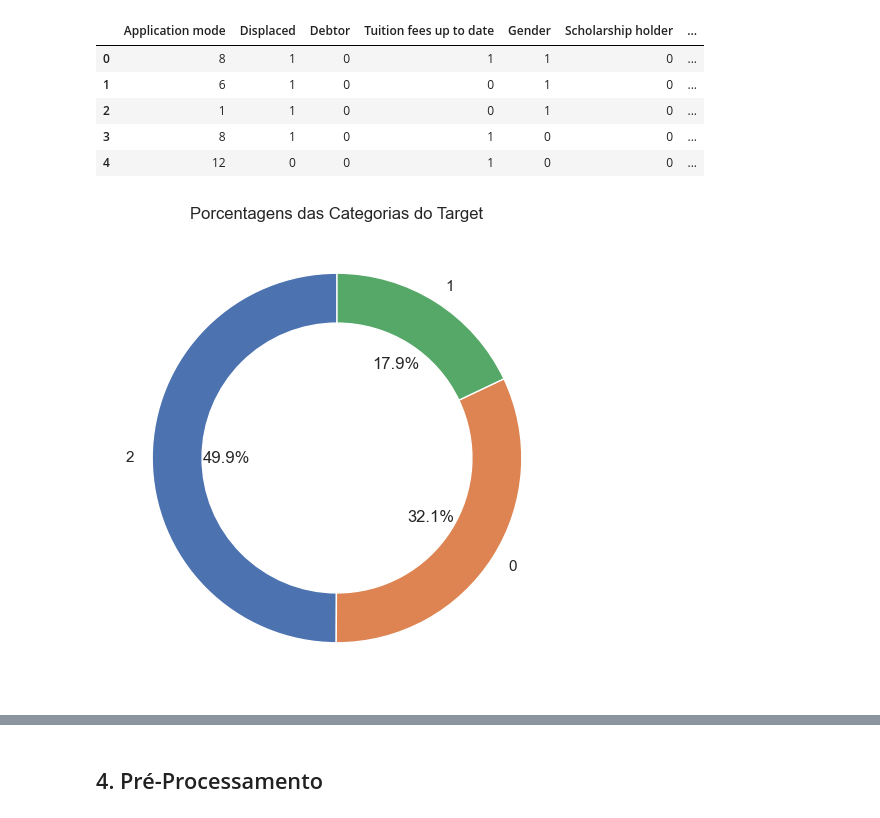
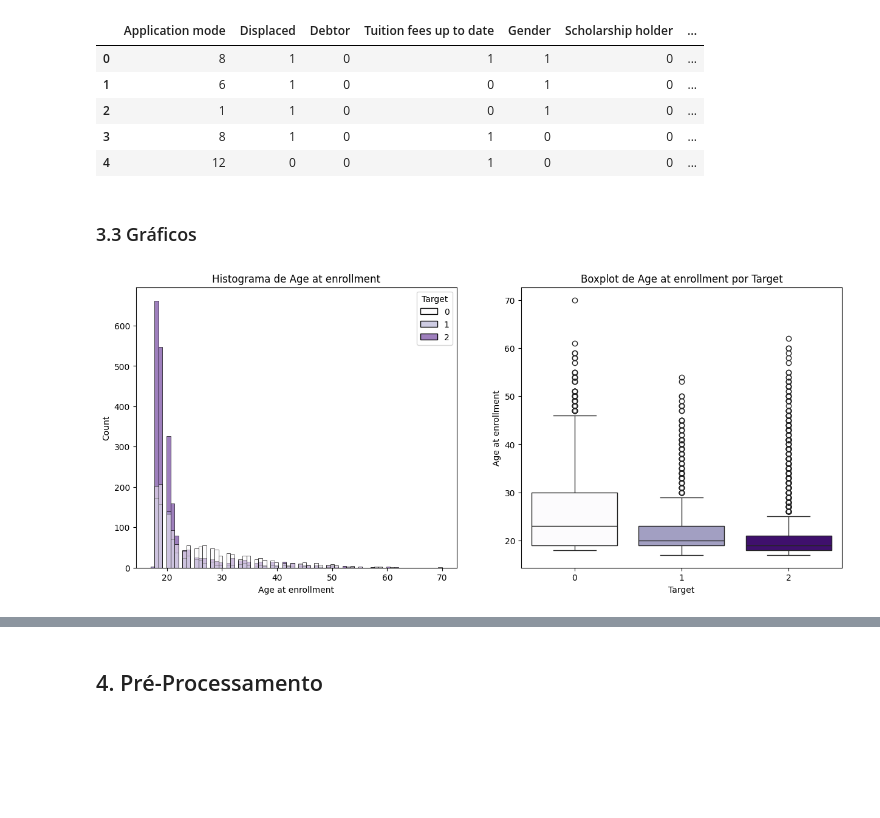
Before and after one commit to PurpleLobster31/ada-machinelearning2, a Jupyter notebook: notebooks/project.ipynb, the cells around one changed output, grey strips where cells are left out. Cells and saved outputs as stored; diff of their text form; code cells hidden in the pictures; blank space fills up the shorter version.

Commit message:
gráficos

```diff
--- a/notebooks/project.ipynb
+++ b/notebooks/project.ipynb
@@ -224,14 +269,24 @@ df_final.head()
 | 2 | 1 | 1 | 0 | 0 | 1 | 0 | ... |
 | 3 | 8 | 1 | 0 | 1 | 0 | 0 | ... |
 | 4 | 12 | 0 | 0 | 1 | 0 | 0 | ... |
-# %%
-frequencias = df_final['Target'].value_counts()
-porcentagens = frequencias / frequencias.sum() * 100
-
-plt.figure(figsize=(6, 6))
-plt.pie(porcentagens, labels=porcentagens.index, autopct='%1.1f%%', startangle=90, wedgeprops=dict(width=0.27))
-plt.title('Porcentagens das Categorias do Target')
-
-plt.show()
-# %% [output]
-[figure, removed]
+# %% [markdown]
+### 3.3 Gráficos
+# %%
+# Criando função para plotar histograma e boxplot
+
+def plot_histogram_and_boxplot(data, feature):
+    plt.figure(figsize=(15,6))
+
+    plt.subplot(1,2,1)
+    sns.histplot(data=data, x=feature, hue="Target", palette="Purples")
+    plt.title(f'Histograma de {feature}')
+
+    plt.subplot(1,2,2)
+    sns.boxplot(data=data, x="Target", y=feature, hue="Target", palette="Purples", dodge=False, legend=False)
+    plt.title(f'Boxplot de {feature} por Target')
+
+    plt.show()
+# %%
+plot_histogram_and_boxplot(data=df_final, feature='Age at enrollment')
+# %% [output]
+[figure, added]
```
Also changed, not shown: parts of 33 cells of this notebook.
